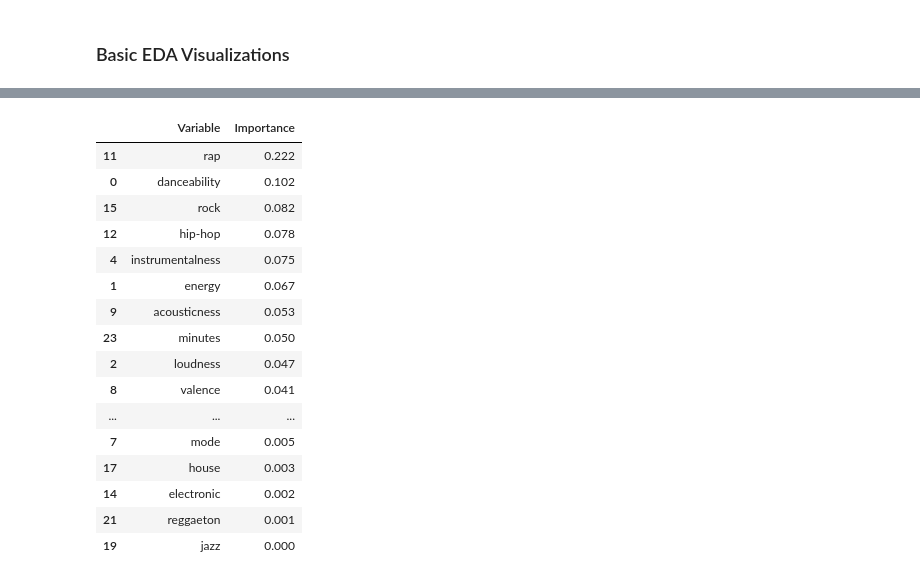
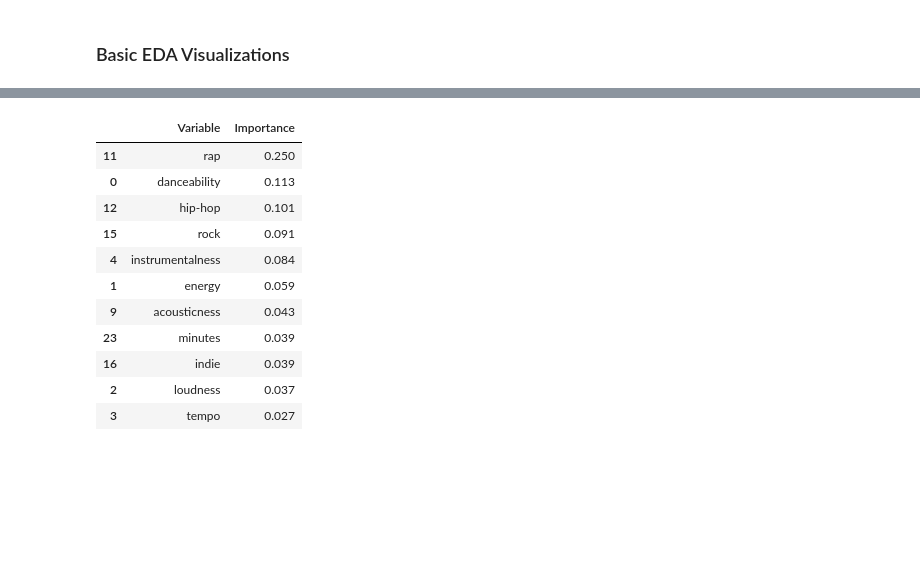
Before and after one commit to jc98924/spotify_audio_features, a Jupyter notebook: model_analysis.ipynb, the cells around one changed output, grey strips where cells are left out. Saved outputs shown, nothing was run; the diff lists cells and outputs as text; code cells hidden in the pictures; blank space fills up the shorter version.

```diff
--- a/model_analysis.ipynb
+++ b/model_analysis.ipynb
@@ -433,19 +87,0 @@ sns.set(context="notebook", style="darkgrid", rc={"figure.facecolor":"white"}, f
-# %%
-# Train on training set and test on validation set
-tree = DecisionTreeClassifier(class_weight = {0:1, 1:4}, min_samples_leaf = 10, max_depth = 10,
-                              min_samples_split = 10, random_state = 5)
-tree.fit(X_tr, y_tr)
-tree_y_tr_predict = tree.predict(X_tr)
-tree_y_val_predict = tree.predict(X_val)
-
-print('Training Set:')
-print('Accuracy  : {:4.6f}'.format(accuracy_score(y_tr, tree_y_tr_predict)))
-print('Precision : {:4.6f}'.format(precision_score(y_tr, tree_y_tr_predict)))
-print('Recall    : {:4.6f}'.format(recall_score(y_tr, tree_y_tr_predict)))
-print('F1 Score  : {:4.6f}'.format(f1_score(y_tr, tree_y_tr_predict)),'\n')
-
-print('Validation Set:')
-print('Accuracy  : {:4.6f}'.format(accuracy_score(y_val, tree_y_val_predict)))
-print('Precision : {:4.6f}'.format(precision_score(y_val, tree_y_val_predict)))
-print('Recall    : {:4.6f}'.format(recall_score(y_val, tree_y_val_predict)))
-print('F1 Score  : {:4.6f}'.format(f1_score(y_val, tree_y_val_predict)),'\n')
@@ -498,0 +325,24 @@ FB Score  : 0.554415
+# %%
+forest = RandomForestClassifier(n_estimators = 300, max_features = 'auto',
+                                min_samples_leaf = 3, class_weight = {0:1, 1:6},
+                                max_depth = 6, min_samples_split = 5, random_state = 5 )
+
+forest.fit(X_tr, y_tr)
+forest_y_tr_predict = forest.predict(X_tr)
+forest_y_val_predict = forest.predict(X_val)
+
+forest_probs_val = forest.predict_proba(X_val)[:,1]
+
+print('Training Set:')
+print('Accuracy  : {:4.6f}'.format(accuracy_score(y_tr, forest_y_tr_predict)))
+print('Precision : {:4.6f}'.format(precision_score(y_tr, forest_y_tr_predict)))
+print('Recall    : {:4.6f}'.format(recall_score(y_tr, forest_y_tr_predict)))
+print('F1 Score  : {:4.6f}'.format(f1_score(y_tr, forest_y_tr_predict)))
+print('FB Score  : {:4.6f}'.format(fbeta_score(y_tr, forest_y_tr_predict, average = 'binary', beta = 2)),'\n')
+
+print('Validation Set:')
+print('Accuracy  : {:4.6f}'.format(accuracy_score(y_val, forest_y_val_predict)))
+print('Precision : {:4.6f}'.format(precision_score(y_val, forest_y_val_predict)))
+print('Recall    : {:4.6f}'.format(recall_score(y_val, forest_y_val_predict)))
+print('F1 Score  : {:4.6f}'.format(f1_score(y_val, forest_y_val_predict)))
+print('FB Score  : {:4.6f}'.format(fbeta_score(y_val, forest_y_val_predict, average = 'binary', beta = 2)))
@@ -515,21 +395,16 @@ FB Score  : 0.577731
 # %%
 pd.DataFrame({'Variable': X_tr.columns,
-              'Importance': forest.feature_importances_}).sort_values('Importance', ascending = False)
+              'Importance': forest.feature_importances_}).sort_values('Importance', ascending = False).head(11)
 # %% [output]
 |  | Variable | Importance |
-| 11 | rap | 0.222 |
-| 0 | danceability | 0.102 |
-| 15 | rock | 0.082 |
-| 12 | hip-hop | 0.078 |
-| 4 | instrumentalness | 0.075 |
-| 1 | energy | 0.067 |
-| 9 | acousticness | 0.053 |
-| 23 | minutes | 0.050 |
-| 2 | loudness | 0.047 |
-| 8 | valence | 0.041 |
-| ... | ... | ... |
-| 7 | mode | 0.005 |
-| 17 | house | 0.003 |
-| 14 | electronic | 0.002 |
-| 21 | reggaeton | 0.001 |
-| 19 | jazz | 0.000 |
+| 11 | rap | 0.250 |
+| 0 | danceability | 0.113 |
+| 12 | hip-hop | 0.101 |
+| 15 | rock | 0.091 |
+| 4 | instrumentalness | 0.084 |
+| 1 | energy | 0.059 |
+| 9 | acousticness | 0.043 |
+| 23 | minutes | 0.039 |
+| 16 | indie | 0.039 |
+| 2 | loudness | 0.037 |
+| 3 | tempo | 0.027 |
```
Also changed, not shown: parts of 80 cells of this notebook.
